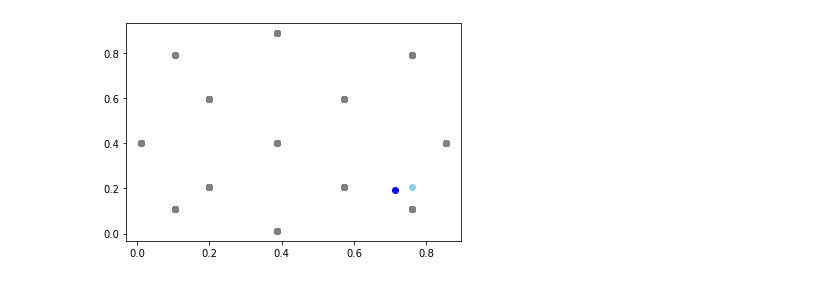
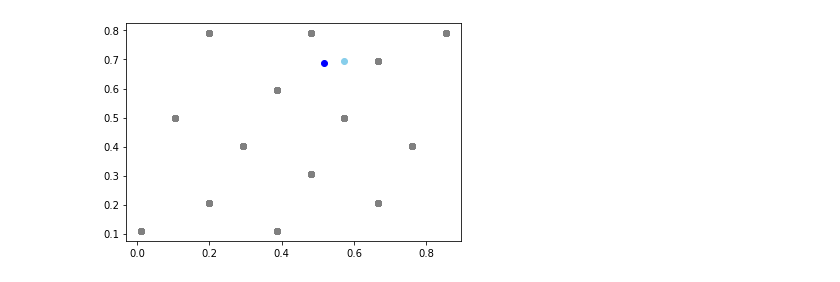
Before and after one commit to YaribNevarez/deep-learning-approach-for-detection-and-localization-of-structural-anomalies, a Jupyter notebook: piezo_sensor_setup/model_regression.ipynb, the cells around one changed output. Cells and saved outputs as stored; diff of their text form; code cells hidden in the pictures.

Commit message:
regression with scattered training set

```diff
--- a/piezo_sensor_setup/model_regression.ipynb
+++ b/piezo_sensor_setup/model_regression.ipynb
@@ -458,8 +458,8 @@ generate_datasets ( zip_data_path = zip_data_path,\
                     unzip = unzip_dataset)
 # %%
 #tokens = ["x1_", "x10_", "_y1", "_y10", "x5_", "_y5"]
-tokens = ["x5_y5", "x1_y5", "x3_y3", "x3_y7", "x10_y5", "x7_y3", "x7_y7", "x5_y1", "x5_y10", "x2_y2", "x2_y9", "x9_y2", "x9_y9"]
+tokens = ["x3_y3", "x5_y2", "x8_y3", "x6_y4", "x4_y5", "x9_y5", "x2_y6", "x5_y7", "x8_y8", "x3_y9", "x6_y9", "x7_y6", "x1_y2", "x10_y9"]
 
-training_group, validation_group = create_custom_training_set (srs_path = train_set_path, tokens = tokens)
+training_group, test_group = create_custom_training_set (srs_path = train_set_path, tokens = tokens)
 # %%
 train_X, train_Y = create_labeled_data(srs_path = train_set_path, label_type = model_type, category_group = training_group)
@@ -635,5 +654,5 @@ Accuracy = 0.8433734939759037
 # %%
-category_name = "P_x9_y3"
+category_name = "P_x7_y8"
 
 file = validation_set_path + "/" + category_name + "/sample_2251.npy"
 
@@ -669,4 +688,4 @@ Input sample = validation_set/P_x9_y3/sample_2251.npy, model prediction = [[0.71
-[figure, old version]
+[figure, new version]
 # %%
 show_grid(sample = 280, channels = 3, crop_area = crop_area, size = size)
 # %%
```
Also changed, not shown: parts of 14 cells of this notebook, 2 other files.
